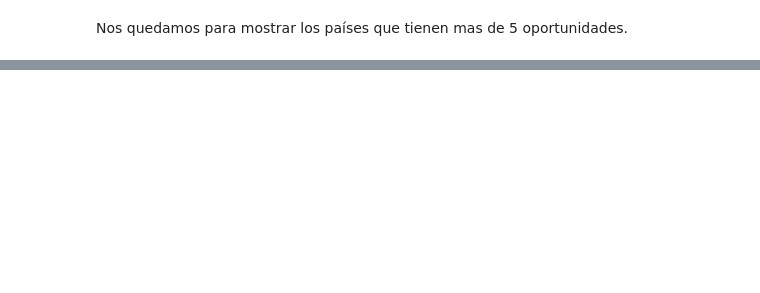
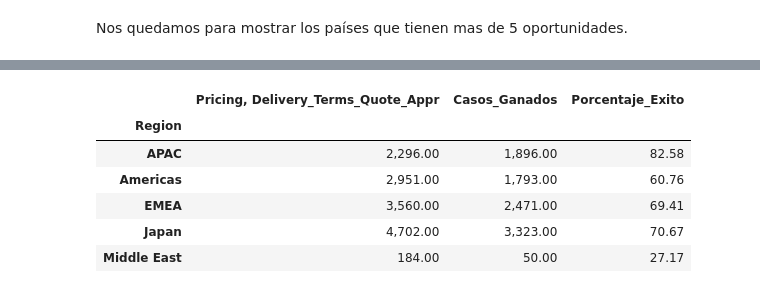
Before and after one commit to FerFabbiano/tp1-OrganizacionDeDatos, a Jupyter notebook: TP1_OrgaDeDatos.ipynb, the cells around one changed output, grey strips where cells are left out. Saved outputs shown, nothing was run; the diff lists cells and outputs as text; code cells hidden in the pictures; blank space fills up the shorter version.

```diff
--- a/TP1_OrgaDeDatos.ipynb
+++ b/TP1_OrgaDeDatos.ipynb
@@ -1242,0 +1213,19 @@ segun_fechas_precio.nlargest(10,"Duracion_de_la_entgrega")
+# %%
+#Analizamos si influye esto en los casos ganados con el porcentaje exito.
+exito_regiones_Segun_aprobacion = entrenamientoDf
+exito_regiones_Segun_aprobacion["Total_Oportunidades"] = entrenamientoDf["Stage"].count()
+exito_regiones_Segun_aprobacion["Casos_Ganados"] = exito_regiones_Segun_aprobacion["Stage"] == "Closed Won"
+exito_regiones_Segun_aprobacion = exito_regiones_Segun_aprobacion.groupby("Region").agg({"Pricing, Delivery_Terms_Quote_Appr" : "sum", "Casos_Ganados" :'sum'})
+exito_regiones_Segun_aprobacion["Pricing, Delivery_Terms_Quote_Appr"] = exito_regiones_Segun_aprobacion["Pricing, Delivery_Terms_Quote_Appr"].astype(float)
+exito_regiones_Segun_aprobacion["Casos_Ganados"] = exito_regiones_Segun_aprobacion["Casos_Ganados"].astype(float)
+
+exito_regiones_Segun_aprobacion["Porcentaje_Exito"] = (exito_regiones_Segun_aprobacion["Casos_Ganados"] / exito_regiones_Segun_aprobacion["Pricing, Delivery_Terms_Quote_Appr"]) * 100
+exito_regiones_Segun_aprobacion
+# %% [output]
+|  | Pricing, Delivery_Terms_Quote_Appr | Casos_Ganados | Porcentaje_Exito |
+| Region |  |  |  |
+| APAC | 2,296.00 | 1,896.00 | 82.58 |
+| Americas | 2,951.00 | 1,793.00 | 60.76 |
+| EMEA | 3,560.00 | 2,471.00 | 69.41 |
+| Japan | 4,702.00 | 3,323.00 | 70.67 |
+| Middle East | 184.00 | 50.00 | 27.17 |
```
Also changed, not shown: parts of 17 cells of this notebook.
